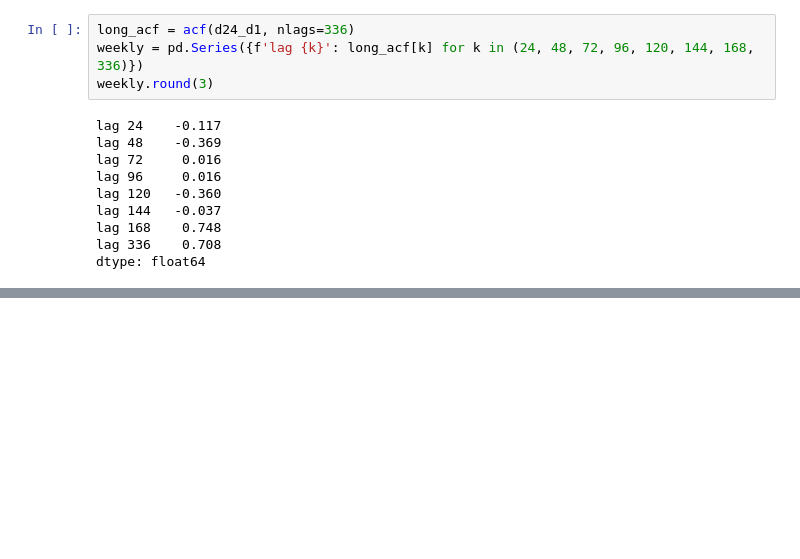
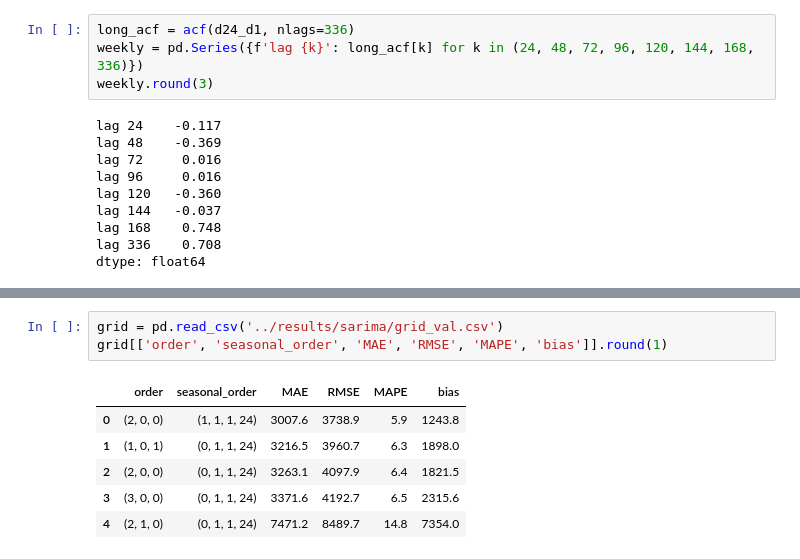
Before and after one commit to JuliusHayter/time_series_m2, a Jupyter notebook: notebooks/03_sarima.ipynb, the cells around one changed output, grey strips where cells are left out. Saved outputs shown, nothing was run; the diff lists cells and outputs as text; blank space fills up the shorter version.

```diff
--- a/notebooks/03_sarima.ipynb
+++ b/notebooks/03_sarima.ipynb
@@ -134,0 +165,10 @@ Après avoir différencié deux fois, l'autocorrélation au **lag 168 reste à 0
+# %%
+grid = pd.read_csv('../results/sarima/grid_val.csv')
+grid[['order', 'seasonal_order', 'MAE', 'RMSE', 'MAPE', 'bias']].round(1)
+# %% [output]
+|  | order | seasonal_order | MAE | RMSE | MAPE | bias |
+| 0 | (2, 0, 0) | (1, 1, 1, 24) | 3007.6 | 3738.9 | 5.9 | 1243.8 |
+| 1 | (1, 0, 1) | (0, 1, 1, 24) | 3216.5 | 3960.7 | 6.3 | 1898.0 |
+| 2 | (2, 0, 0) | (0, 1, 1, 24) | 3263.1 | 4097.9 | 6.4 | 1821.5 |
+| 3 | (3, 0, 0) | (0, 1, 1, 24) | 3371.6 | 4192.7 | 6.5 | 2315.6 |
+| 4 | (2, 1, 0) | (0, 1, 1, 24) | 7471.2 | 8489.7 | 14.8 | 7354.0 |
```
Also changed, not shown: parts of 8 cells of this notebook, 1 other file.
